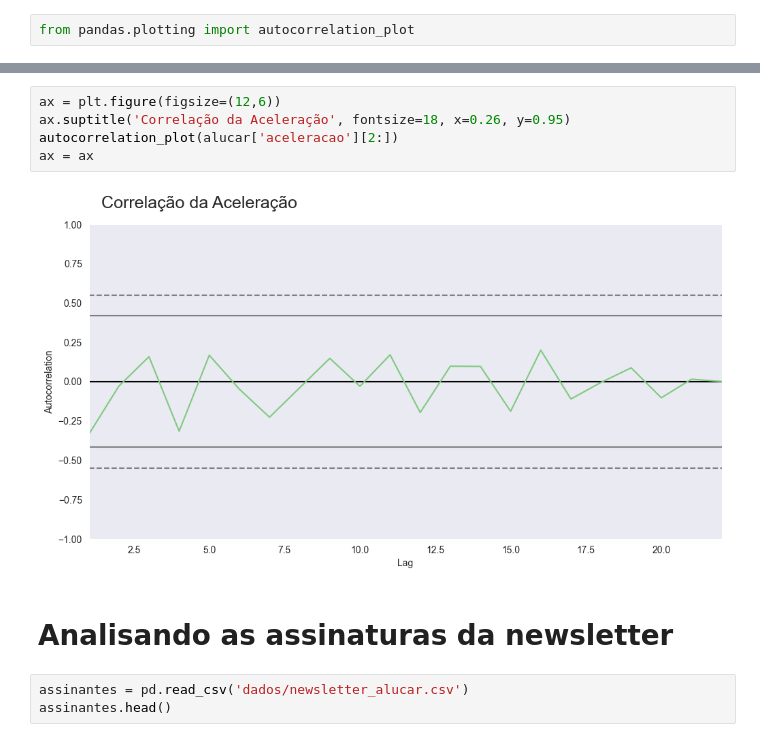
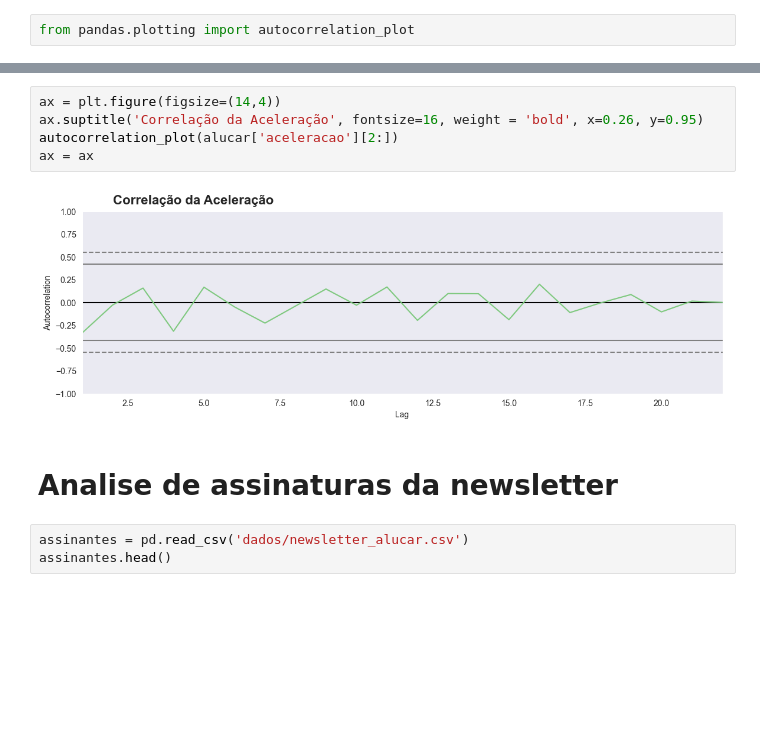
Before and after one commit to giulianafernandes/analise_de_series_temporais, a Jupyter notebook: time_series_nb.ipynb, the cells around one changed output, grey strips where cells are left out. Cells and saved outputs as stored; diff of their text form; blank space fills up the shorter version.

```diff
--- a/time_series_nb.ipynb
+++ b/time_series_nb.ipynb
@@ -169,12 +169,12 @@ ax = ax
 # %%
-ax = plt.figure(figsize=(12,6))
-ax.suptitle('Correlação da Aceleração', fontsize=18, x=0.26, y=0.95)
+ax = plt.figure(figsize=(14,4))
+ax.suptitle('Correlação da Aceleração', fontsize=16, weight = 'bold', x=0.26, y=0.95)
 autocorrelation_plot(alucar['aceleracao'][2:])
 ax = ax
 # %% [output]
-[figure, old version]
+[figure, new version]
 # %% [markdown]
-# Analisando as assinaturas da newsletter
+# Analise de assinaturas da newsletter
 # %%
 assinantes = pd.read_csv('dados/newsletter_alucar.csv')
 assinantes.head()
```
Also changed, not shown: parts of 38 cells of this notebook.
